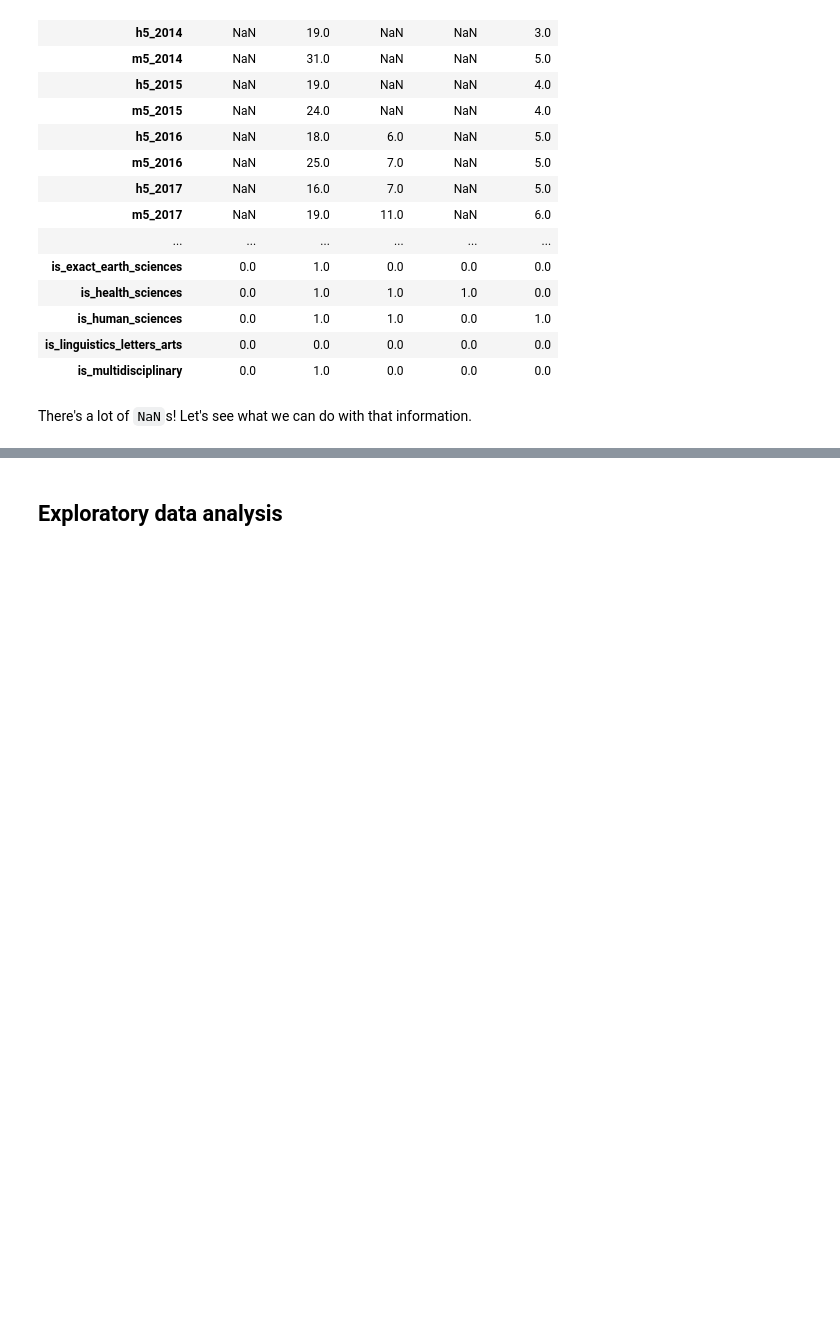
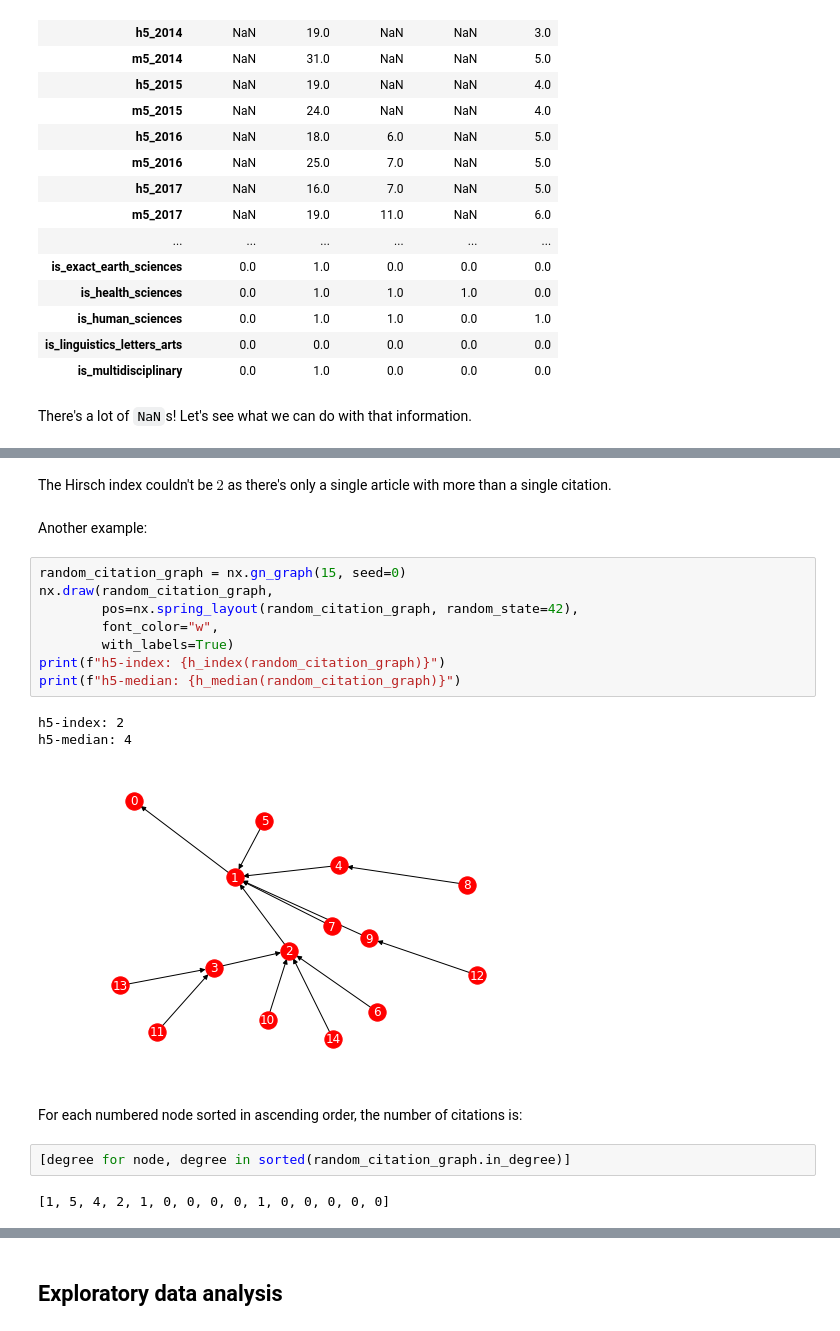
Before and after one commit to scieloorg/scielo20gt6, a Jupyter notebook: google_scholar_h5.ipynb, the cells around one changed output, grey strips where cells are left out. Cells and saved outputs as stored; diff of their text form; blank space fills up the shorter version.

```diff
--- a/google_scholar_h5.ipynb
+++ b/google_scholar_h5.ipynb
@@ -271,0 +433,24 @@ Let's see what we can do with that information.
+# %% [markdown]
+The Hirsch index couldn't be $2$
+as there's only a single article with more than a single citation.
+# %% [markdown]
+Another example:
+# %%
+random_citation_graph = nx.gn_graph(15, seed=0)
+nx.draw(random_citation_graph,
+        pos=nx.spring_layout(random_citation_graph, random_state=42),
+        font_color="w",
+        with_labels=True)
+print(f"h5-index: {h_index(random_citation_graph)}")
+print(f"h5-median: {h_median(random_citation_graph)}")
+# %% [output]
+h5-index: 2
+h5-median: 4
+[figure, added]
+# %% [markdown]
+For each numbered node sorted in ascending order,
+the number of citations is:
+# %%
+[degree for node, degree in sorted(random_citation_graph.in_degree)]
+# %% [output]
+[1, 5, 4, 2, 1, 0, 0, 0, 0, 1, 0, 0, 0, 0, 0]
```
Also changed, not shown: parts of 25 cells of this notebook.
